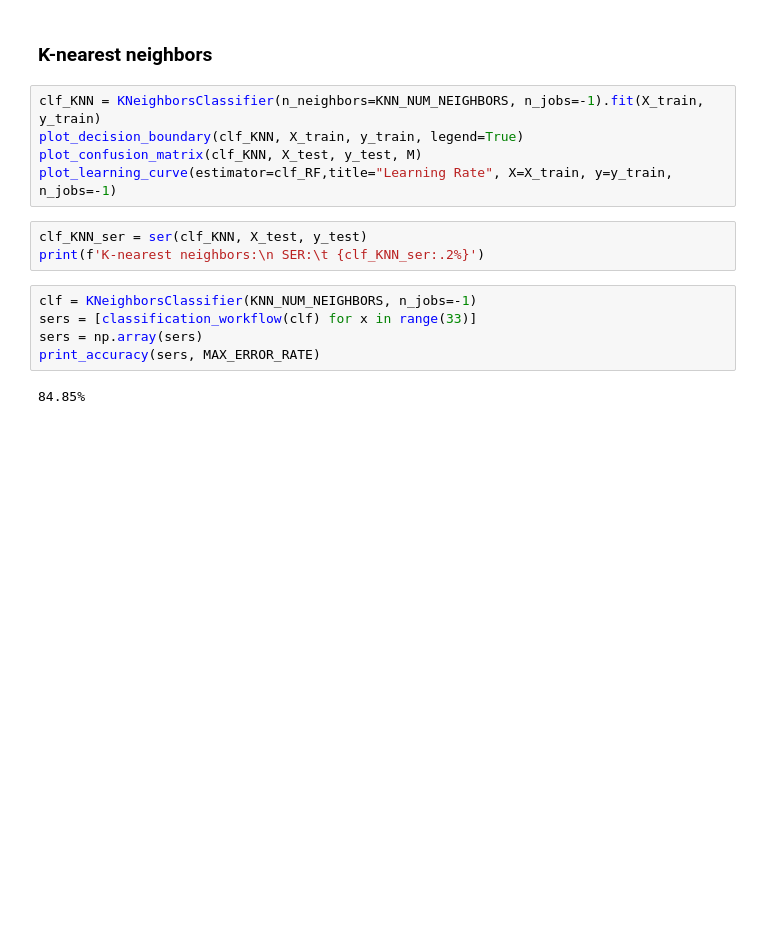
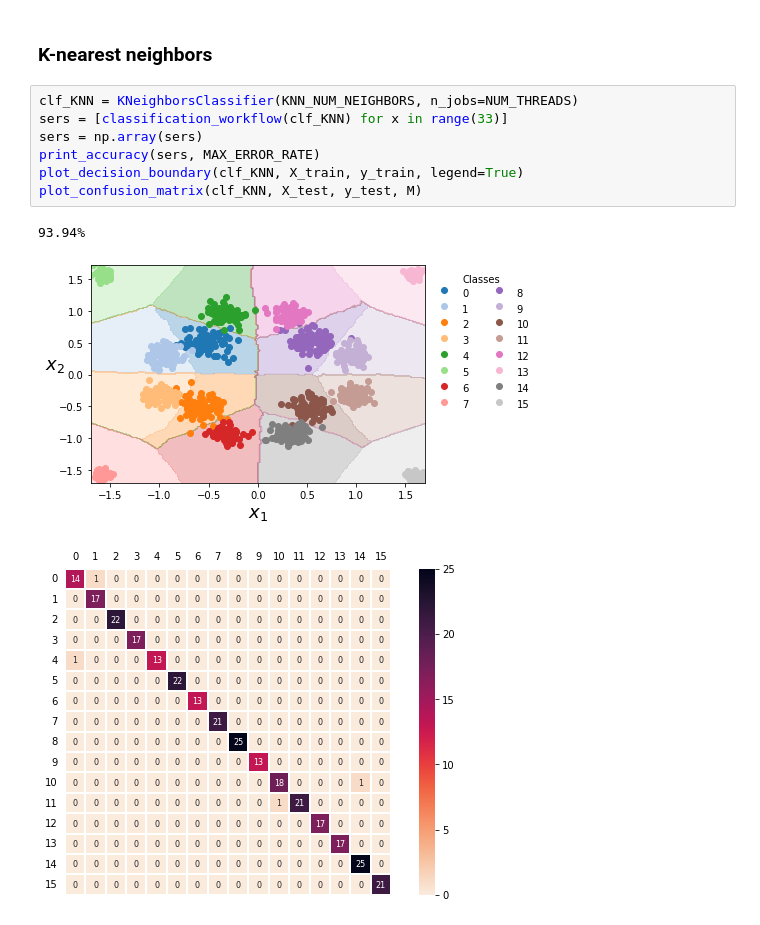
Before and after one commit to lucascprazeres/projeto-classificacao-telecom, a Jupyter notebook: meu_classificador_awgn.ipynb, the cells around one changed output. Drawn from its saved outputs; the diff is of its cells as text; blank space fills up the shorter version.

```diff
--- a/meu_classificador_awgn.ipynb
+++ b/meu_classificador_awgn.ipynb
@@ -64,17 +68,13 @@ print(f'Random Forest:\n SER:\t {clf_RF_ser:.2%}')
 # %% [markdown]
 ### K-nearest neighbors
 # %%
-clf_KNN = KNeighborsClassifier(n_neighbors=KNN_NUM_NEIGHBORS, n_jobs=-1).fit(X_train, y_train)
+clf_KNN = KNeighborsClassifier(KNN_NUM_NEIGHBORS, n_jobs=NUM_THREADS)
+sers = [classification_workflow(clf_KNN) for x in range(33)]
+sers = np.array(sers)
+print_accuracy(sers, MAX_ERROR_RATE)
 plot_decision_boundary(clf_KNN, X_train, y_train, legend=True)
 plot_confusion_matrix(clf_KNN, X_test, y_test, M)
-plot_learning_curve(estimator=clf_RF,title="Learning Rate", X=X_train, y=y_train, n_jobs=-1)
+# %% [output]
+93.94%
+[figure, added]
+[figure, added]
-# %%
-clf_KNN_ser = ser(clf_KNN, X_test, y_test)
-print(f'K-nearest neighbors:\n SER:\t {clf_KNN_ser:.2%}')
-# %%
-clf = KNeighborsClassifier(KNN_NUM_NEIGHBORS, n_jobs=-1)
-sers = [classification_workflow(clf) for x in range(33)]
-sers = np.array(sers)
-print_accuracy(sers, MAX_ERROR_RATE)
-# %% [output]
-84.85%
```
Also changed, not shown: parts of 5 cells of this notebook.
